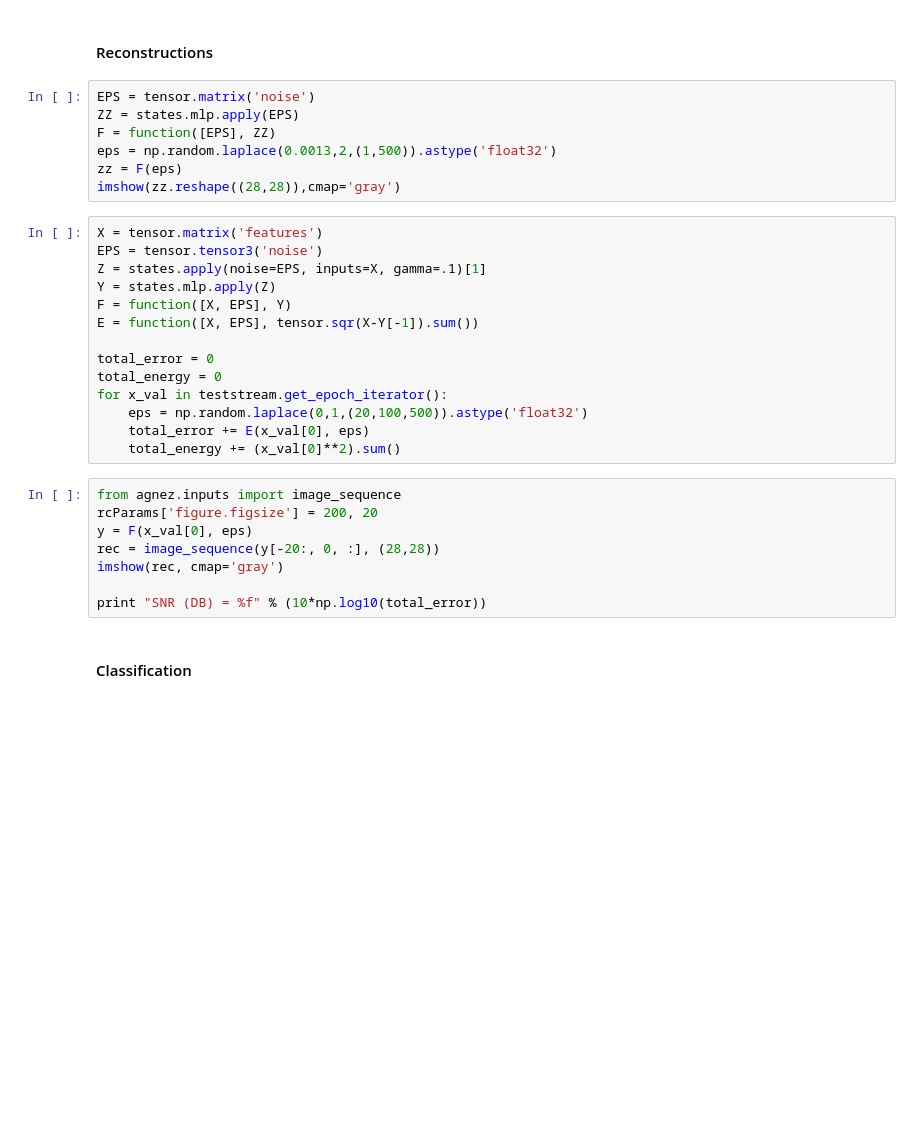
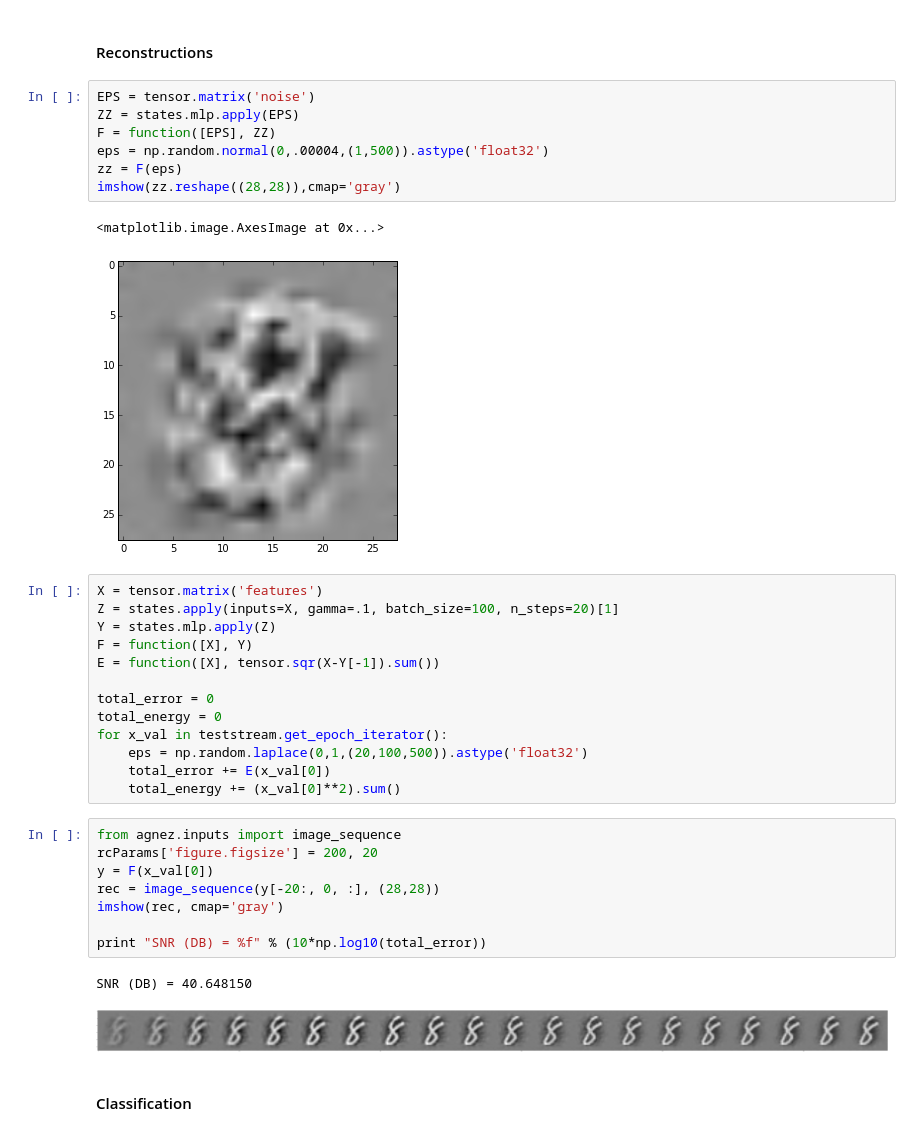
Before and after one commit to EderSantana/sc, a Jupyter notebook: l1tests.ipynb, the cells around one changed output. Drawn from its saved outputs; the diff is of its cells as text; blank space fills up the shorter version.

```diff
--- a/l1tests.ipynb
+++ b/l1tests.ipynb
@@ -46,32 +50,37 @@ imshow(I, cmap='gray')
 # %%
 EPS = tensor.matrix('noise')
 ZZ = states.mlp.apply(EPS)
 F = function([EPS], ZZ)
-eps = np.random.laplace(0.0013,2,(1,500)).astype('float32')
+eps = np.random.normal(0,.00004,(1,500)).astype('float32')
 zz = F(eps)
 imshow(zz.reshape((28,28)),cmap='gray')
+# %% [output]
+<matplotlib.image.AxesImage at 0x...>
+[figure, added]
 # %%
 X = tensor.matrix('features')
-EPS = tensor.tensor3('noise')
-Z = states.apply(noise=EPS, inputs=X, gamma=.1)[1]
+Z = states.apply(inputs=X, gamma=.1, batch_size=100, n_steps=20)[1]
 Y = states.mlp.apply(Z)
-F = function([X, EPS], Y)
-E = function([X, EPS], tensor.sqr(X-Y[-1]).sum())
+F = function([X], Y)
+E = function([X], tensor.sqr(X-Y[-1]).sum())
 
 total_error = 0
 total_energy = 0
 for x_val in teststream.get_epoch_iterator():
     eps = np.random.laplace(0,1,(20,100,500)).astype('float32')
-    total_error += E(x_val[0], eps)
+    total_error += E(x_val[0])
     total_energy += (x_val[0]**2).sum()
 # %%
 from agnez.inputs import image_sequence
 rcParams['figure.figsize'] = 200, 20
-y = F(x_val[0], eps)
+y = F(x_val[0])
 rec = image_sequence(y[-20:, 0, :], (28,28))
 imshow(rec, cmap='gray')
 
 print "SNR (DB) = %f" % (10*np.log10(total_error))
+# %% [output]
+SNR (DB) = 40.648150
+[figure, added]
 # %% [markdown]
 #### Classification
 # %%
```
Also changed, not shown: parts of 6 cells of this notebook, 5 other files.
